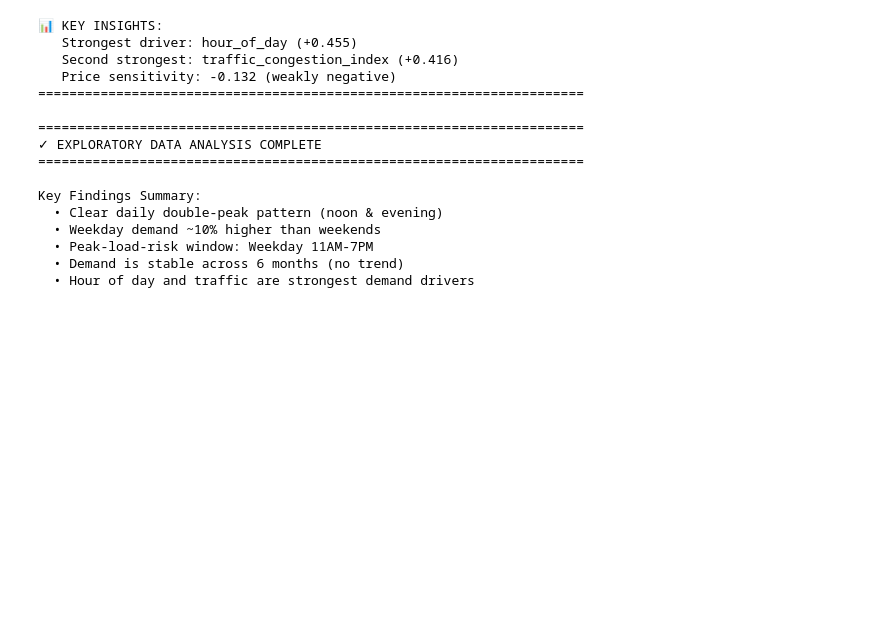
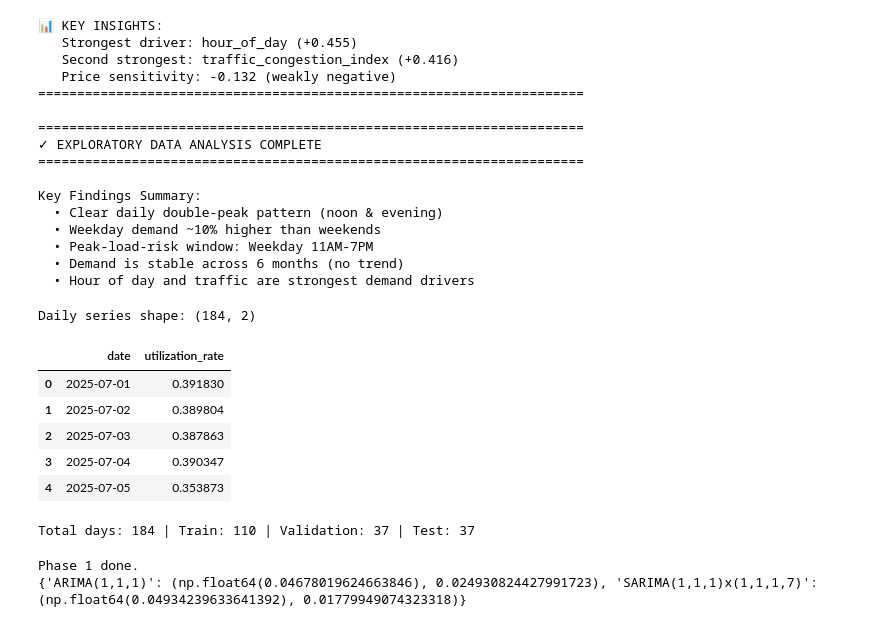
Before and after one commit to karthikrajvenkatesh25/Electric-Vehicle-Charging-Demand-Forecasting-and-Peak-Load-Risk-Analysis, a Jupyter notebook: MRP_Milestone1_Comprehensive_EDA.ipynb, the cells around one changed output. Cells and saved outputs as stored; diff of their text form; code cells hidden in the pictures; blank space fills up the shorter version.

```diff
--- a/MRP_Milestone1_Comprehensive_EDA.ipynb
+++ b/MRP_Milestone1_Comprehensive_EDA.ipynb
@@ -422,3 +422,58 @@ Key Findings Summary:
   • Peak-load-risk window: Weekday 11AM-7PM
   • Demand is stable across 6 months (no trend)
   • Hour of day and traffic are strongest demand drivers
+# %%
+# Turn our 30-minute readings into one average utilization value per day
+daily_df = df.groupby(df['timestamp'].dt.date)['utilization_rate'].mean().reset_index()
+daily_df.columns = ['date', 'utilization_rate']
+daily_df['date'] = pd.to_datetime(daily_df['date'])
+daily_df = daily_df.sort_values('date').reset_index(drop=True)
+
+print('Daily series shape:', daily_df.shape)
+daily_df.head()
+# %% [output]
+Daily series shape: (184, 2)
+|  | date | utilization_rate |
+| 0 | 2025-07-01 | 0.391830 |
+| 1 | 2025-07-02 | 0.389804 |
+| 2 | 2025-07-03 | 0.387863 |
+| 3 | 2025-07-04 | 0.390347 |
+| 4 | 2025-07-05 | 0.353873 |
+# %%
+y = daily_df['utilization_rate'].values
+n = len(y)
+train_end = int(n * 0.6)
+val_end = int(n * 0.8)
+
+print(f'Total days: {n} | Train: {train_end} | Validation: {val_end - train_end} | Test: {n - val_end}')
+# %% [output]
+Total days: 184 | Train: 110 | Validation: 37 | Test: 37
+# %%
+!pip install statsmodels -q
+
+from statsmodels.tsa.arima.model import ARIMA
+from statsmodels.tsa.statespace.sarimax import SARIMAX
+from sklearn.metrics import mean_squared_error, mean_absolute_error
+
+def rmse(a, b):
+    return np.sqrt(mean_squared_error(a, b))
+
+results = {}
+train_val = y[:val_end]
+test = y[val_end:]
+
+# ARIMA(1,1,1)
+arima_model = ARIMA(train_val, order=(1,1,1)).fit()
+arima_fc = arima_model.forecast(steps=len(test))
+results['ARIMA(1,1,1)'] = (rmse(test, arima_fc), mean_absolute_error(test, arima_fc))
+
+# SARIMA(1,1,1)x(1,1,1,7) — the "x(1,1,1,7)" part captures the weekly pattern
+sarima_model = SARIMAX(train_val, order=(1,1,1), seasonal_order=(1,1,1,7)).fit(disp=False)
+sarima_fc = sarima_model.forecast(steps=len(test))
+results['SARIMA(1,1,1)x(1,1,1,7)'] = (rmse(test, sarima_fc), mean_absolute_error(test, sarima_fc))
+
+print('Phase 1 done.')
+print(results)
+# %% [output]
+Phase 1 done.
+{'ARIMA(1,1,1)': (np.float64(0.04678019624663846), 0.024930824427991723), 'SARIMA(1,1,1)x(1,1,1,7)': (np.float64(0.04934239633641392), 0.01779949074323318)}
```
Also changed, not shown: parts of 4 cells of this notebook.
